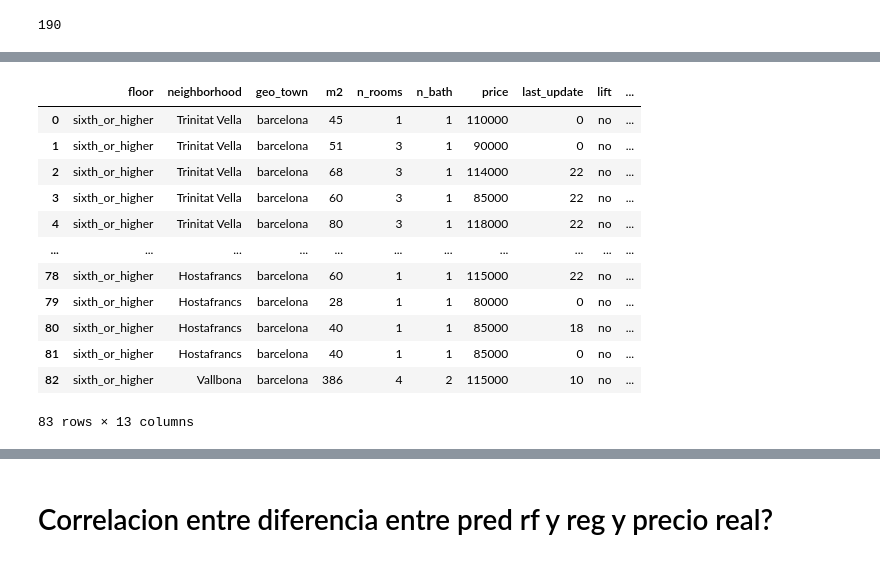
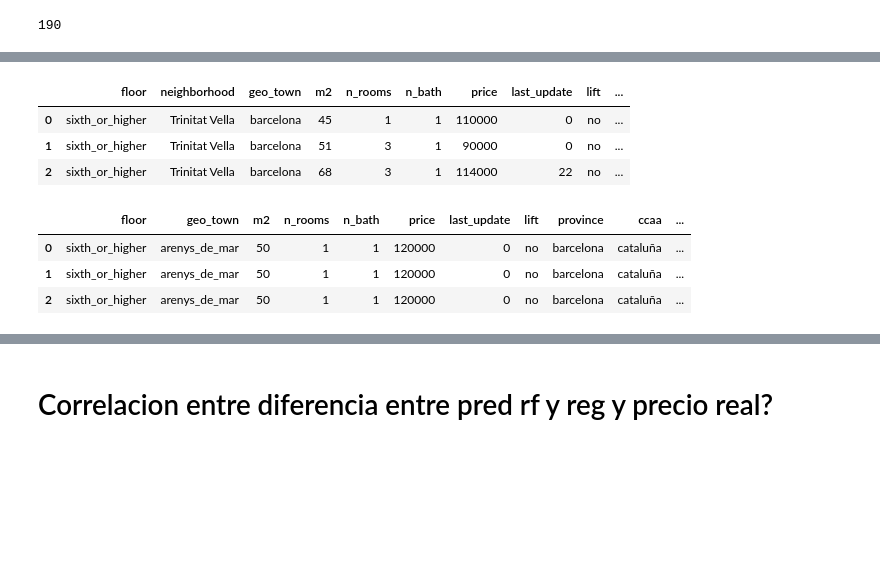
Before and after one commit to ignaciolorenzo/final-project-ignacio, a Jupyter notebook: rent_price_prediction-final.ipynb, the cells around one changed output, grey strips where cells are left out. Cells and saved outputs as stored; diff of their text form; code cells hidden in the pictures; blank space fills up the shorter version.

```diff
--- a/rent_price_prediction-final.ipynb
+++ b/rent_price_prediction-final.ipynb
@@ -634,18 +631,16 @@ df_sale_sma11['prediction_reg']=reg_sma_city.predict(X_sale_sma)
 df_sale_big11['prediction_rf']=rf_big_city.predict(X_sale_big)
 df_sale_big11['prediction_reg']=reg_big_city.predict(X_sale_big)
 # %%
-df_sale_big11
+df_sale_big11.head(3)
 # %% [output]
 |  | floor | neighborhood | geo_town | m2 | n_rooms | n_bath | price | last_update | lift | ... |
 | 0 | sixth_or_higher | Trinitat Vella | barcelona | 45 | 1 | 1 | 110000 | 0 | no | ... |
 | 1 | sixth_or_higher | Trinitat Vella | barcelona | 51 | 3 | 1 | 90000 | 0 | no | ... |
 | 2 | sixth_or_higher | Trinitat Vella | barcelona | 68 | 3 | 1 | 114000 | 22 | no | ... |
-| 3 | sixth_or_higher | Trinitat Vella | barcelona | 60 | 3 | 1 | 85000 | 22 | no | ... |
-| 4 | sixth_or_higher | Trinitat Vella | barcelona | 80 | 3 | 1 | 118000 | 22 | no | ... |
-| ... | ... | ... | ... | ... | ... | ... | ... | ... | ... | ... |
-| 78 | sixth_or_higher | Hostafrancs | barcelona | 60 | 1 | 1 | 115000 | 22 | no | ... |
-| 79 | sixth_or_higher | Hostafrancs | barcelona | 28 | 1 | 1 | 80000 | 0 | no | ... |
-| 80 | sixth_or_higher | Hostafrancs | barcelona | 40 | 1 | 1 | 85000 | 18 | no | ... |
-| 81 | sixth_or_higher | Hostafrancs | barcelona | 40 | 1 | 1 | 85000 | 0 | no | ... |
-| 82 | sixth_or_higher | Vallbona | barcelona | 386 | 4 | 2 | 115000 | 10 | no | ... |
-83 rows × 13 columns
+# %%
+df_sale_sma11.head(3)
+# %% [output]
+|  | floor | geo_town | m2 | n_rooms | n_bath | price | last_update | lift | province | ccaa | ... |
+| 0 | sixth_or_higher | arenys_de_mar | 50 | 1 | 1 | 120000 | 0 | no | barcelona | cataluña | ... |
+| 1 | sixth_or_higher | arenys_de_mar | 50 | 1 | 1 | 120000 | 0 | no | barcelona | cataluña | ... |
+| 2 | sixth_or_higher | arenys_de_mar | 50 | 1 | 1 | 120000 | 0 | no | barcelona | cataluña | ... |
```
Also changed, not shown: parts of 20 cells of this notebook.
